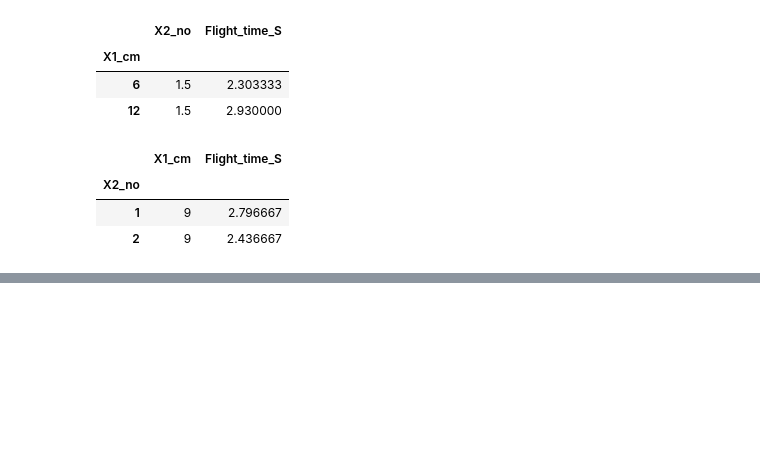
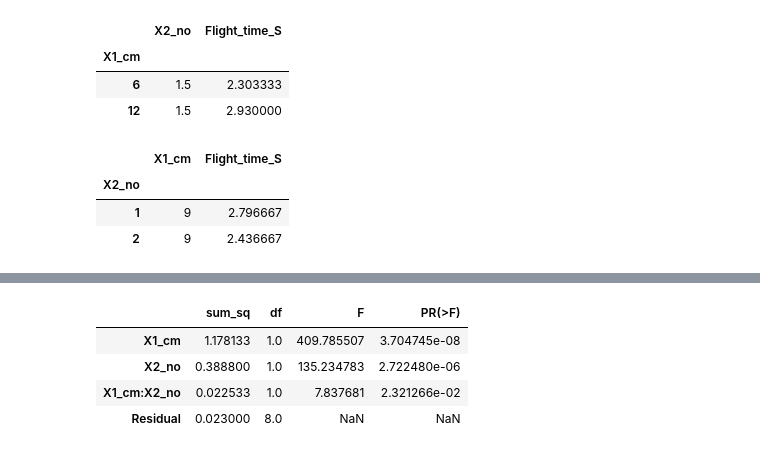
Before and after one commit to sankarsasmal/Python, a Jupyter notebook: Statistics_with_Python_Quickstart.ipynb, the cells around one changed output, grey strips where cells are left out. Drawn from its saved outputs; the diff is of its cells as text; code cells hidden in the pictures; blank space fills up the shorter version.

```diff
--- a/Statistics_with_Python_Quickstart.ipynb
+++ b/Statistics_with_Python_Quickstart.ipynb
@@ -110,0 +141,10 @@ df.groupby(['X2_no']).mean()
+# %%
+model=ols('Flight_time_S ~ (X1_cm)+(X2_no)+(X1_cm):(X2_no)', data=df).fit()
+anova_table = sm.stats.anova_lm(model, typ=2)
+anova_table
+# %% [output]
+|  | sum_sq | df | F | PR(>F) |
+| X1_cm | 1.178133 | 1.0 | 409.785507 | 3.704745e-08 |
+| X2_no | 0.388800 | 1.0 | 135.234783 | 2.722480e-06 |
+| X1_cm:X2_no | 0.022533 | 1.0 | 7.837681 | 2.321266e-02 |
+| Residual | 0.023000 | 8.0 | NaN | NaN |
```
Also changed, not shown: parts of 4 cells of this notebook.
